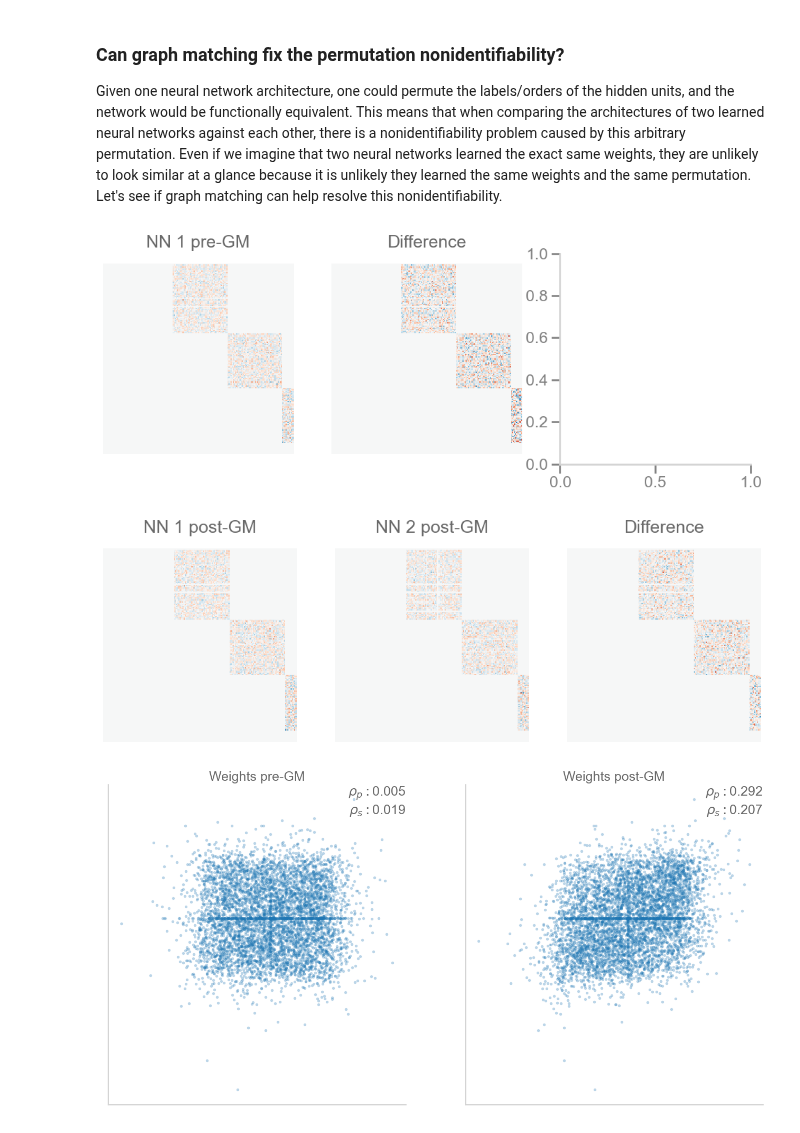
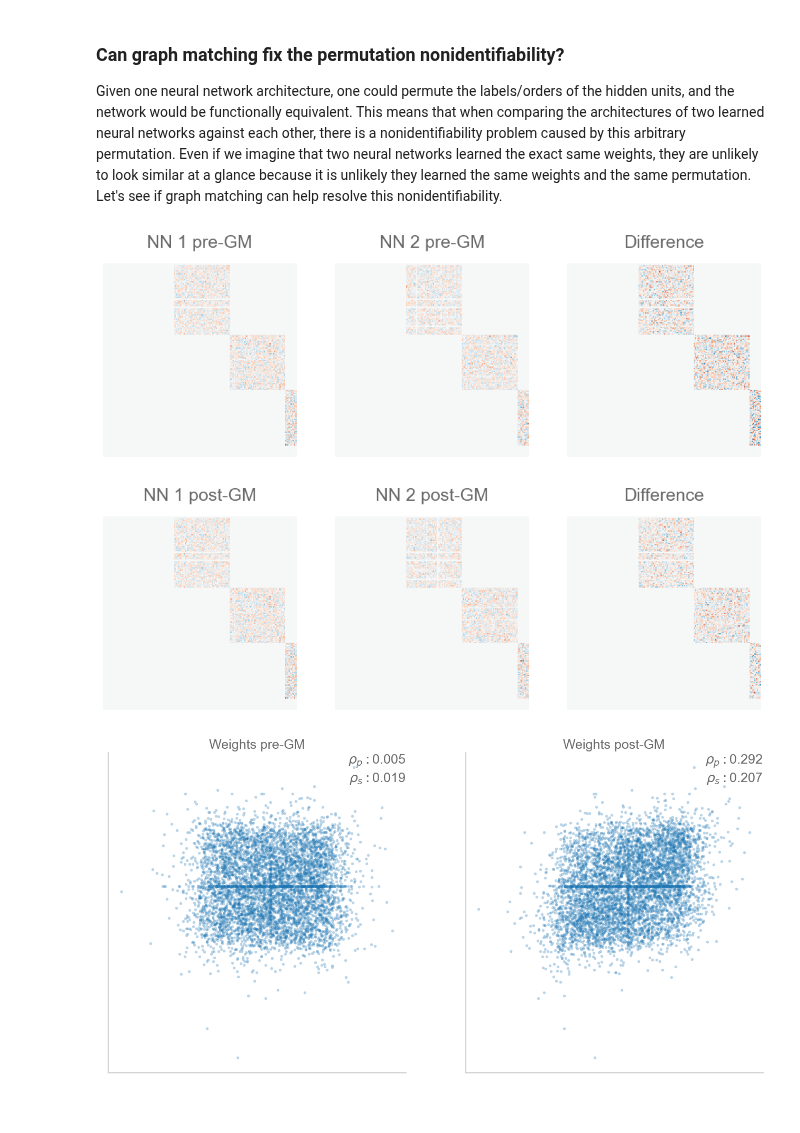
Before and after one commit to neurodata/notebooks, a Jupyter notebook: _notebooks/2020-10-05-nn-distributions.ipynb, the cells around one changed output. Saved outputs shown, nothing was run; the diff lists cells and outputs as text; code cells hidden in the pictures.

```diff
--- a/_notebooks/2020-10-05-nn-distributions.ipynb
+++ b/_notebooks/2020-10-05-nn-distributions.ipynb
@@ -238,39 +244,40 @@ stashfig(
  is unlikely they learned the same weights and the same permutation. Let's see if graph matching
  can help resolve this nonidentifiability.
 # %%
+# collapse
 heatmap_kws = dict(vmin=vmin, vmax=vmax, cbar=False)
 fig, axs = plt.subplots(1, 3, figsize=(12, 4))
 heatmap(adjs[0], ax=axs[0], title="NN 1 pre-GM", **heatmap_kws)
 heatmap(adjs[1], ax=axs[1], title="NN 2 pre-GM", **heatmap_kws)
-heatmap(adjs[0] - adjs[2], ax=axs[1], title="Difference", **heatmap_kws)
+heatmap(adjs[0] - adjs[1], ax=axs[2], title="Difference", **heatmap_kws)
 stashfig("pre-gm-adjs")
 
 seeds = np.concatenate((np.arange(data.shape[1]), np.arange(len(adj) - 10, len(adj))))
 
 gm = GraphMatch(n_init=20, init_method="barycenter")
 gm.fit(adjs[0], adjs[1], seeds_A=seeds, seeds_B=seeds)
 perm_inds = gm.perm_inds_
 adj_1_matched = adjs[1][np.ix_(perm_inds, perm_inds)].copy()
 
 fig, axs = plt.subplots(1, 3, figsize=(12, 4))
 heatmap(adjs[0], ax=axs[0], title="NN 1 post-GM", **heatmap_kws)
 heatmap(adj_1_matched, ax=axs[1], title="NN 2 post-GM", **heatmap_kws)
 heatmap(adjs[0] - adj_1_matched, ax=axs[2], title="Difference", **heatmap_kws)
 stashfig("post-gm-adjs")
 
 fig, axs = plt.subplots(1, 2, figsize=(16, 8))
 ax = axs[0]
 sns.scatterplot(adjs[0].ravel(), adjs[1].ravel(), ax=ax, alpha=0.3, linewidth=0, s=15)
 corrplot(adjs[0].ravel(), adjs[1].ravel(), ax=ax, fontsize="medium")
 ax.set(title="Weights pre-GM", xticks=[], yticks=[])
 ax = axs[1]
 sns.scatterplot(
     adjs[0].ravel(), adj_1_matched.ravel(), ax=ax, alpha=0.3, linewidth=0, s=15
 )
 corrplot(adjs[0].ravel(), adj_1_matched.ravel(), ax=ax, fontsize="medium")
 ax.set(title="Weights post-GM", xticks=[], yticks=[])
 stashfig("pre-post-weights-gm")
 # %% [output]
-[figure, old version]
+[figure, new version]
 [figure]
 [figure]
```
Also changed, not shown: parts of 8 cells of this notebook.
